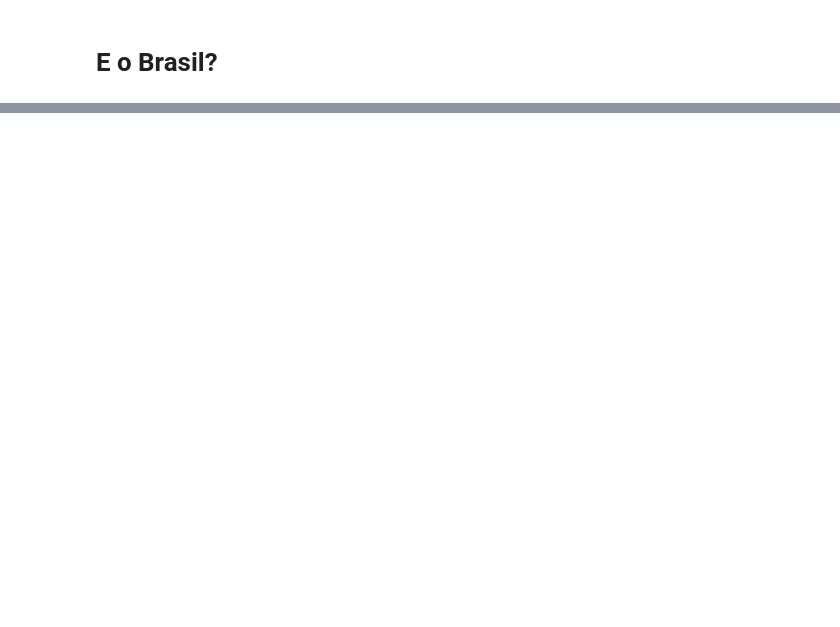
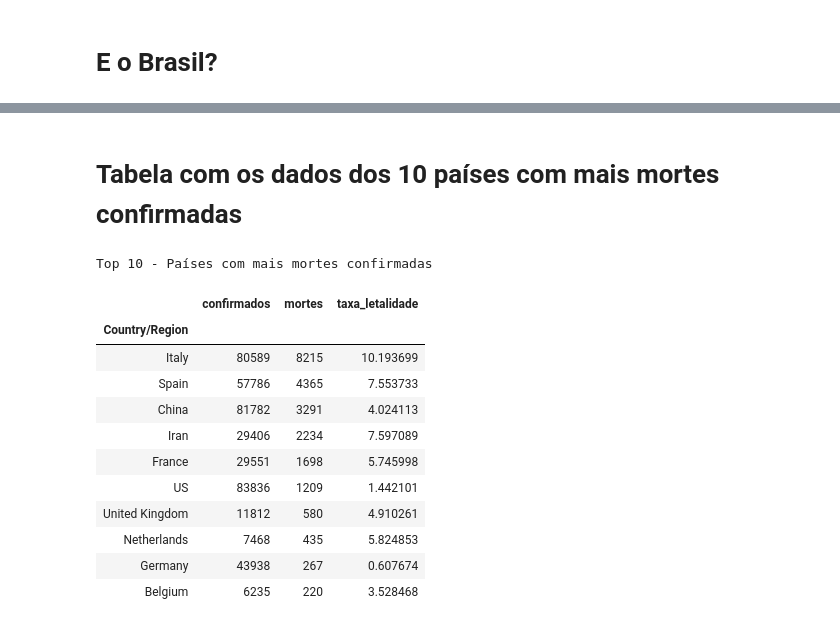
Before and after one commit to Alberto-Oliveira-Barbosa/covid-19, a Jupyter notebook: new-notebook-Covid-19.ipynb, the cells around one changed output, grey strips where cells are left out. Cells and saved outputs as stored; diff of their text form; code cells hidden in the pictures; blank space fills up the shorter version.

```diff
--- a/new-notebook-Covid-19.ipynb
+++ b/new-notebook-Covid-19.ipynb
@@ -448,0 +468,19 @@ plt.show()
+# %% [markdown]
+# Tabela com os dados dos 10 países com mais mortes confirmadas
+# %%
+print('Top 10 - Países com mais mortes confirmadas')
+casos.sort_values('mortes', ascending=False).head(10)
+# %% [output]
+Top 10 - Países com mais mortes confirmadas
+|  | confirmados | mortes | taxa_letalidade |
+| Country/Region |  |  |  |
+| Italy | 80589 | 8215 | 10.193699 |
+| Spain | 57786 | 4365 | 7.553733 |
+| China | 81782 | 3291 | 4.024113 |
+| Iran | 29406 | 2234 | 7.597089 |
+| France | 29551 | 1698 | 5.745998 |
+| US | 83836 | 1209 | 1.442101 |
+| United Kingdom | 11812 | 580 | 4.910261 |
+| Netherlands | 7468 | 435 | 5.824853 |
+| Germany | 43938 | 267 | 0.607674 |
+| Belgium | 6235 | 220 | 3.528468 |
```
Also changed, not shown: parts of 27 cells of this notebook.
